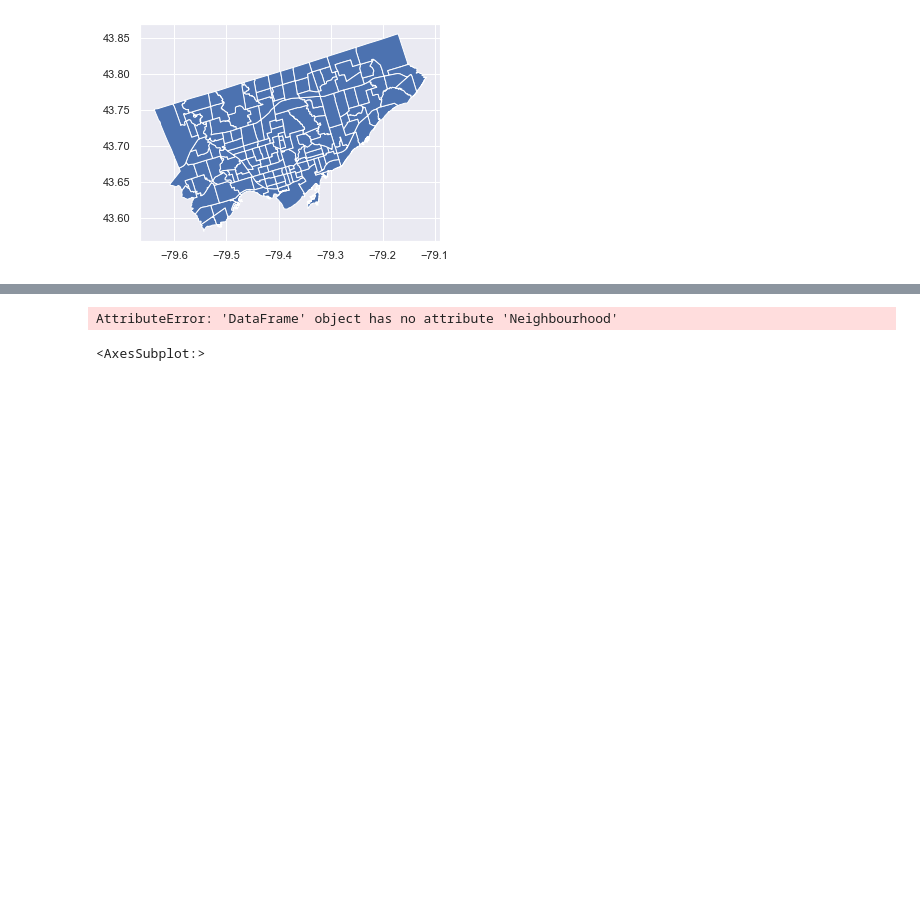
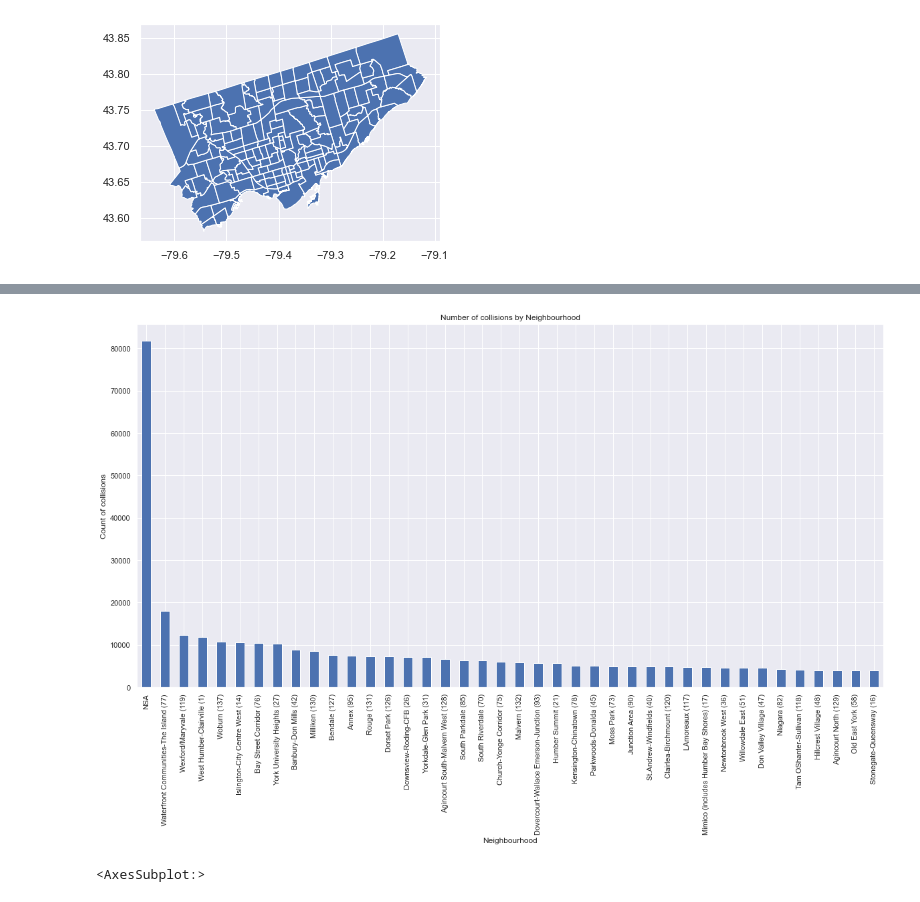
Before and after one commit to vhr1975/datasciw210, a Jupyter notebook: EDA/victor_ramirez_Toronto_EDA_Tensorflow.ipynb, the cells around one changed output, grey strips where cells are left out. Saved outputs shown, nothing was run; the diff lists cells and outputs as text; code cells hidden in the pictures; blank space fills up the shorter version.

```diff
--- a/EDA/victor_ramirez_Toronto_EDA_Tensorflow.ipynb
+++ b/EDA/victor_ramirez_Toronto_EDA_Tensorflow.ipynb
@@ -447,10 +447,10 @@ plt.show()
 # %%
-df_traffic_collisions.Neighbourhood.value_counts().nlargest(40).plot(kind='bar', figsize=(20,10))
+df_traffic_collisions.neighbourhood.value_counts().nlargest(40).plot(kind='bar', figsize=(20,10))
 plt.title("Number of collisions by Neighbourhood")
 plt.ylabel('Count of collisions')
 plt.xlabel('Neighbourhood');
 # %% [output]
-AttributeError: 'DataFrame' object has no attribute 'Neighbourhood'
+[figure, added]
 # %%
 crashes_by_month = df_traffic_collisions['Month'].value_counts()
 crashes_by_month.plot(kind='bar')
```
Also changed, not shown: parts of 5 cells of this notebook.
